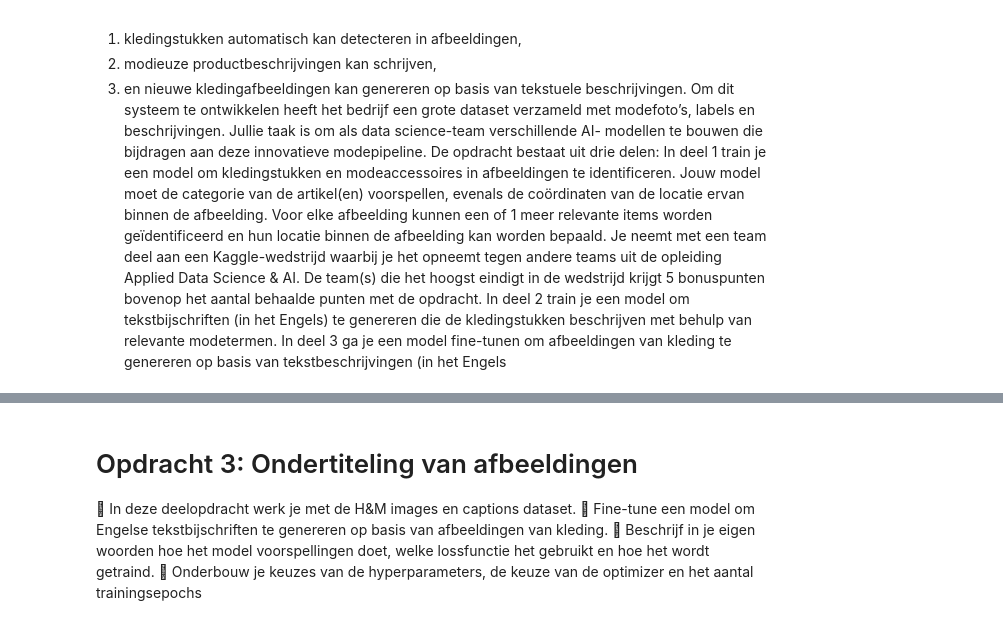
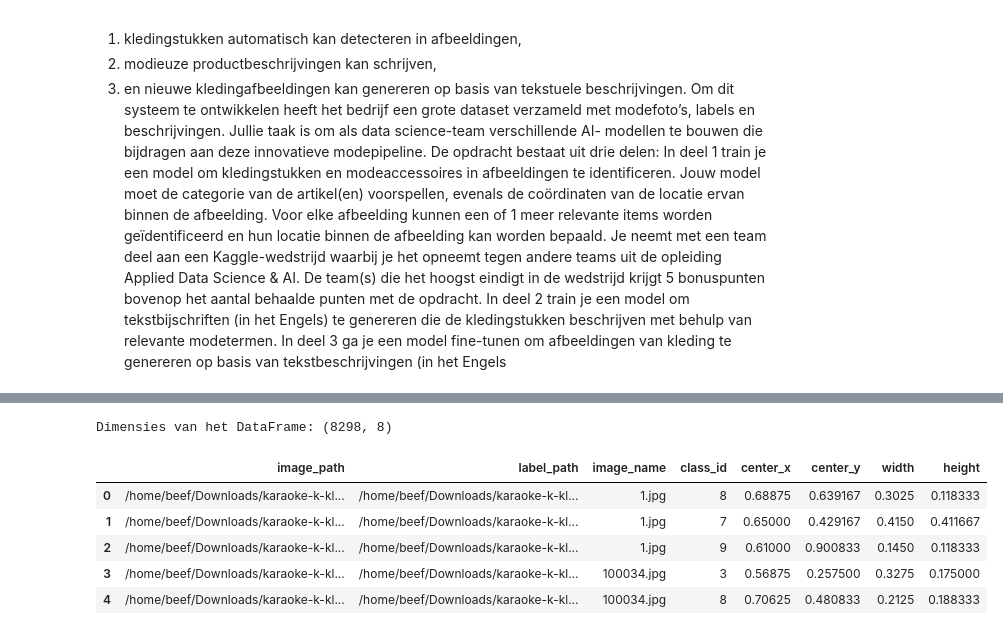
Before and after one commit to 24020338/Deep-Learning-3, a Jupyter notebook: Deep Learning Opdracht 3 Notebook.ipynb, the cells around one changed output, grey strips where cells are left out. Saved outputs shown, nothing was run; the diff lists cells and outputs as text; code cells hidden in the pictures.

```diff
--- a/Deep Learning Opdracht 3 Notebook.ipynb
+++ b/Deep Learning Opdracht 3 Notebook.ipynb
@@ -219,9 +144,17 @@ aantal trainingsepochs.
-# %% [markdown]
-# Opdracht 3: Ondertiteling van afbeeldingen
- In deze deelopdracht werk je met de H&M images en captions dataset.
- Fine-tune een model om Engelse tekstbijschriften te genereren op basis van
-afbeeldingen van kleding.
- Beschrijf in je eigen woorden hoe het model voorspellingen doet, welke lossfunctie
-het gebruikt en hoe het wordt getraind.
- Onderbouw je keuzes van de hyperparameters, de keuze van de optimizer en het
-aantal trainingsepochs
+# %%
+
+# En stellen hier een random state variable in, hierdoor blijven onze splits,
+# maar ook de modellering die daarbij komt kijken consistent met een set seed.
+def set_seeds(seed=65):
+    os.environ['PYTHONHASHSEED'] = str(seed)
+    random.seed(seed)
+    np.random.seed(seed)
+    tf.random.set_seed(seed)
+    # Voor volledige GPU determinisme (waarschuwing: kan training vertragen)
+    os.environ['TF_DETERMINISTIC_OPS'] = '1'
+
+set_seeds(65)
+
+RANDOM_STATE = 42
+
+pd.set_option('display.max_columns', None)
@@ -227,0 +218,12 @@ aantal trainingsepochs
+# %%
+print(f"Dimensies van het DataFrame: {train_df.shape}")
+
+train_df.head()
+# %% [output]
+Dimensies van het DataFrame: (8298, 8)
+|  | image_path | label_path | image_name | class_id | center_x | center_y | width | height |
+| 0 | /home/beef/Downloads/karaoke-k-kl... | /home/beef/Downloads/karaoke-k-kl... | 1.jpg | 8 | 0.68875 | 0.639167 | 0.3025 | 0.118333 |
+| 1 | /home/beef/Downloads/karaoke-k-kl... | /home/beef/Downloads/karaoke-k-kl... | 1.jpg | 7 | 0.65000 | 0.429167 | 0.4150 | 0.411667 |
+| 2 | /home/beef/Downloads/karaoke-k-kl... | /home/beef/Downloads/karaoke-k-kl... | 1.jpg | 9 | 0.61000 | 0.900833 | 0.1450 | 0.118333 |
+| 3 | /home/beef/Downloads/karaoke-k-kl... | /home/beef/Downloads/karaoke-k-kl... | 100034.jpg | 3 | 0.56875 | 0.257500 | 0.3275 | 0.175000 |
+| 4 | /home/beef/Downloads/karaoke-k-kl... | /home/beef/Downloads/karaoke-k-kl... | 100034.jpg | 8 | 0.70625 | 0.480833 | 0.2125 | 0.188333 |
```
Also changed, not shown: parts of 22 cells of this notebook.
